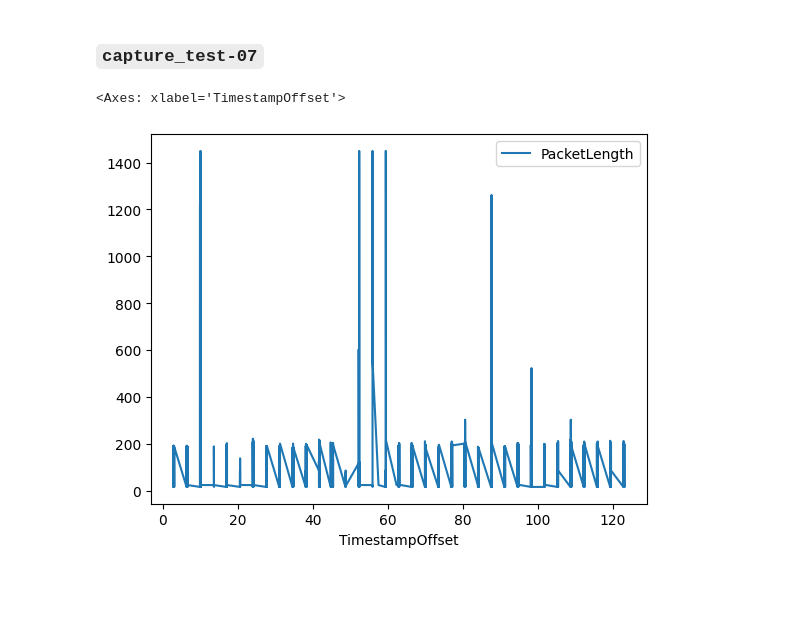
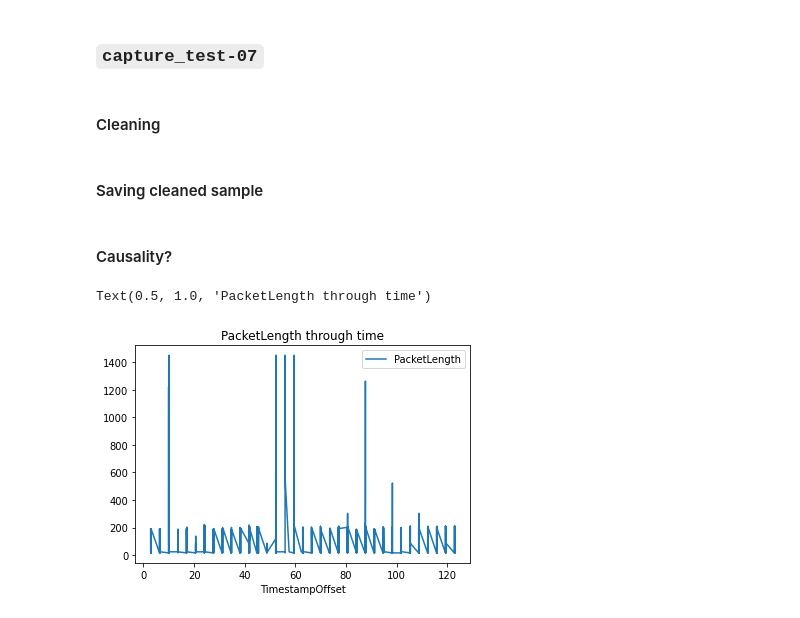
Before and after one commit to nsimonato8/atcns-demo, a Jupyter notebook: cleaner.ipynb, the cells around one changed output. Cells and saved outputs as stored; diff of their text form; code cells hidden in the pictures; blank space fills up the shorter version.

Commit message:
General Bugfix + Cleaning routines are tested and implemented

````diff
--- a/cleaner.ipynb
+++ b/cleaner.ipynb
@@ -32,6 +38,7 @@ Files:
 # %%
-from data_extraction import read_from_pcap
 captures_dir = "captures/"
-captures_files = [captures_dir + f"capture_test-0{i}.cap" for i in range(5,10)]
+captures_files = [captures_dir + f"network/capture_test-0{i}.cap" for i in range(5,10)]
 
 captures = [read_from_pcap(path=f) for f in captures_files]
+
+ringtone_capture = read_from_wav(filename=captures_dir + "audio/ringtone.wav")
@@ -144,14 +167,21 @@ filtered_capture_6
 | 353 | ce:e1:bf:00:9a:ca | 00:c0:ca:a9:cd:ce | 11264 | 24 | 1.705422e+09 | 31.119430 | ... |
 # %% [markdown]
 ### ```capture_test-07```
+# %% [markdown]
+#### Cleaning
 # %%
 captures_pd[2].loc[:, "SourceAddress"].unique()
 target_source_address = "ce:e1:bf:00:9a:ca"
 filtered_capture_7 = captures_pd[2].loc[captures_pd[2]["SourceAddress"] == target_source_address, :]
+# %% [markdown]
+#### Saving cleaned sample
 # %%
 filtered_capture_7.to_csv("datasets/capture_test-07_filtered.csv")
+# %% [markdown]
+#### Causality?
 # %%
-filtered_capture_7.plot.line(x="TimestampOffset", y="PacketLength")
+filtered_capture_7.plot.line(x="TimestampOffset", y="PacketLength", label="PacketLength")
+plt.title("PacketLength through time")
 # %% [output]
-<Axes: xlabel='TimestampOffset'>
+Text(0.5, 1.0, 'PacketLength through time')
-[figure, old version]
+[figure, new version]
````
Also changed, not shown: parts of 32 cells of this notebook, 3 other files.
